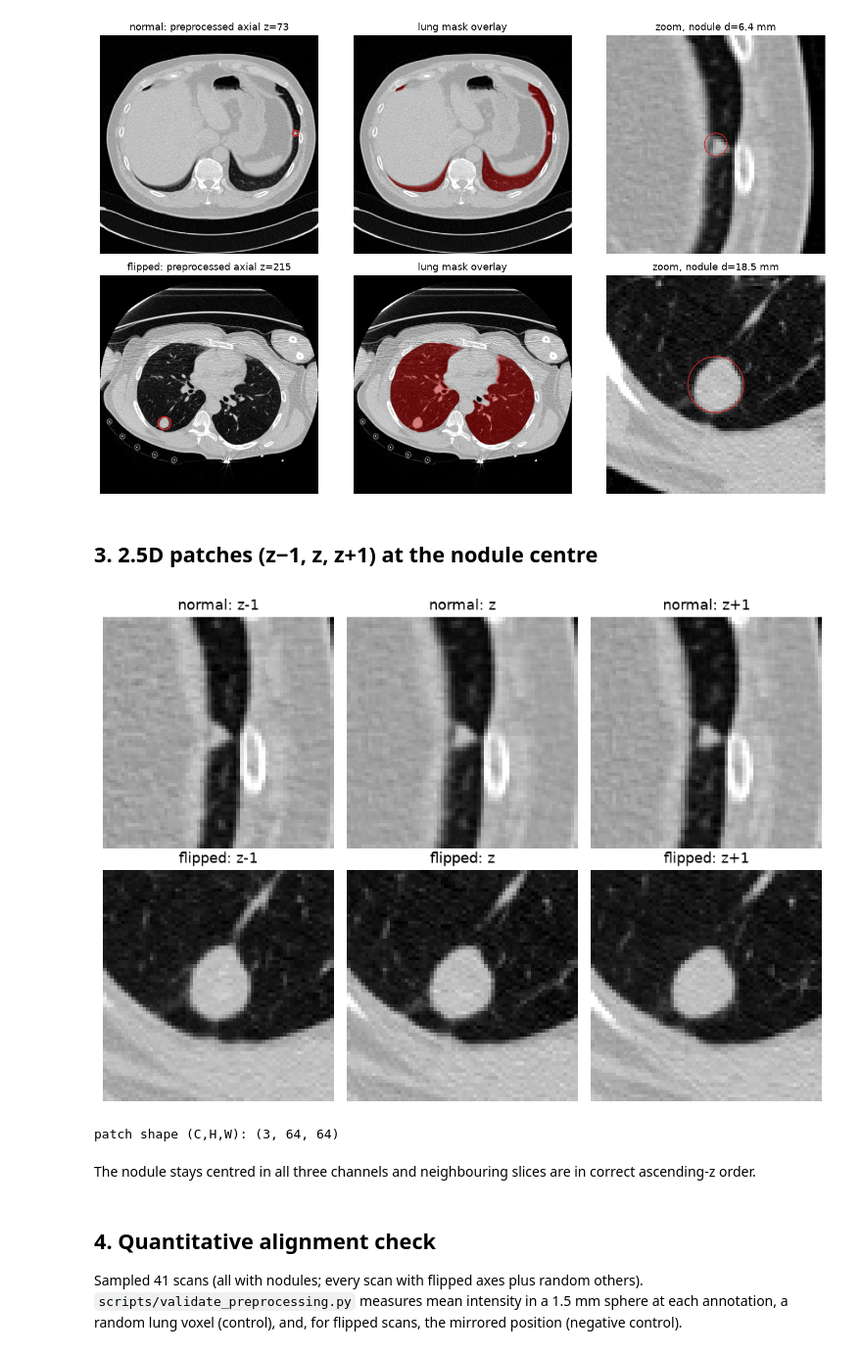
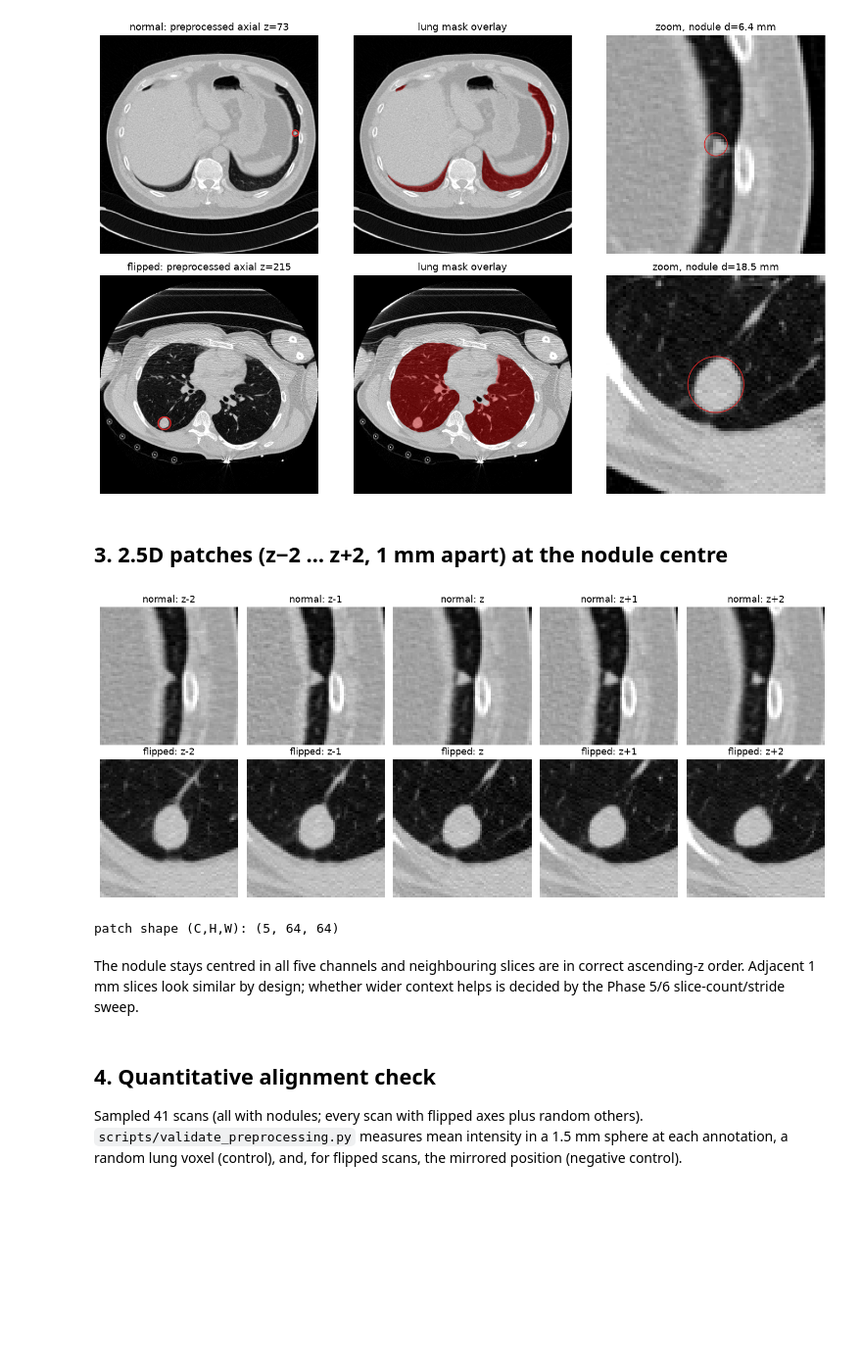
Before and after one commit to VISHAL662004/BTP, a Jupyter notebook: notebooks/02_preprocessing_validation.ipynb, the cells around one changed output. Shown at 98% size. Drawn from its saved outputs; the diff is of its cells as text; code cells hidden in the pictures; blank space fills up the shorter version.

Commit message:
Use 5-slice (z-2..z+2, 1 mm) 2.5D input by default; add slice_stride option
Co-Authored-By: Claude Sonnet 5.5 <noreply@anthropic.com>

```diff
--- a/notebooks/02_preprocessing_validation.ipynb
+++ b/notebooks/02_preprocessing_validation.ipynb
@@ -69,21 +69,22 @@ plt.tight_layout(); plt.savefig(FIG/'exp000_preproc_alignment.png'); plt.show()
 # %% [output]
 [figure]
 # %% [markdown]
-## 3. 2.5D patches (z−1, z, z+1) at the nodule centre
+## 3. 2.5D patches (z−2 … z+2, 1 mm apart) at the nodule centre
 # %%
-fig, axes = plt.subplots(2, 3, figsize=(8.5, 6))
+n = cfg['slice_context']['input_slices']; h = n // 2
+fig, axes = plt.subplots(2, n, figsize=(2.6*n, 5.6))
 for row, name in zip(axes, ['normal', 'flipped']):
     s, p, a = examples[name]
-    patch, c = extract_25d_patch(p.volume, [a.coordX, a.coordY, a.coordZ], size=cfg['patches']['size'], n_slices=cfg['slice_context']['input_slices'], pad_value=cfg['patches']['pad_value'])
+    patch, c = extract_25d_patch(p.volume, [a.coordX, a.coordY, a.coordZ], size=cfg['patches']['size'], n_slices=n, stride=cfg['slice_context']['slice_stride'], pad_value=cfg['patches']['pad_value'])
     for k, q in enumerate(row):
-        q.imshow(patch[k], cmap='gray', vmin=0, vmax=1); q.set_title(f'{name}: z{k-1:+d}'.replace('+0','')); q.axis('off')
+        q.imshow(patch[k], cmap='gray', vmin=0, vmax=1); q.set_title(f'{name}: z{k-h:+d}' if k != h else f'{name}: z'); q.axis('off')
 plt.tight_layout(); plt.savefig(FIG/'exp000_preproc_patches25d.png'); plt.show()
 print('patch shape (C,H,W):', patch.shape)
 # %% [output]
-[figure, old version]
+[figure, new version]
-patch shape (C,H,W): (3, 64, 64)
+patch shape (C,H,W): (5, 64, 64)
 # %% [markdown]
-The nodule stays centred in all three channels and neighbouring slices are in correct ascending-z order.
+The nodule stays centred in all five channels and neighbouring slices are in correct ascending-z order. Adjacent 1 mm slices look similar by design; whether wider context helps is decided by the Phase 5/6 slice-count/stride sweep.
 # %% [markdown]
 ## 4. Quantitative alignment check
 Sampled 41 scans (all with nodules; every scan with flipped axes plus random others). `scripts/validate_preprocessing.py` measures mean intensity in a 1.5 mm sphere at each annotation, a random lung voxel (control), and, for flipped scans, the mirrored position (negative control).
```
Also changed, not shown: 9 other files.
